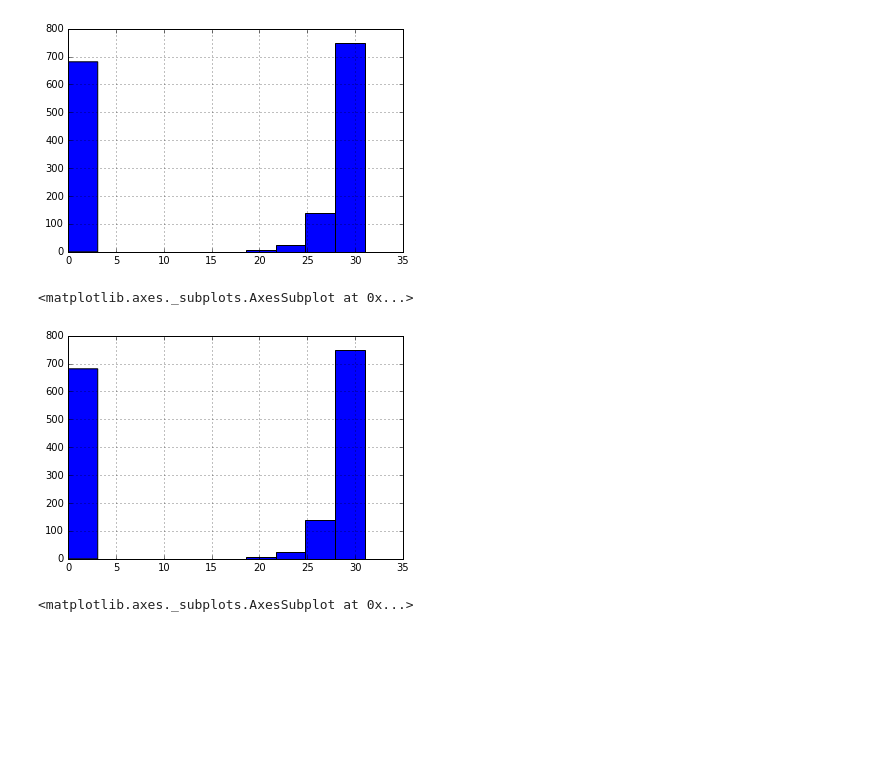
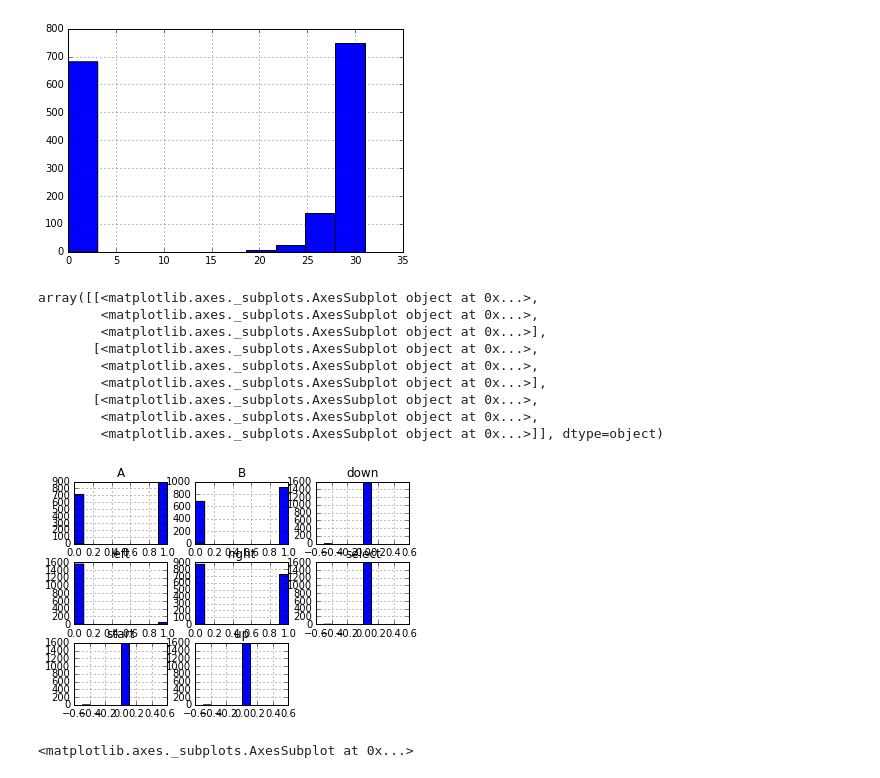
Before and after one commit to PeerM/neslearn_bachelor, a Jupyter notebook: hsa/notebooks/check_replay_memory.ipynb, the cells around one changed output. Drawn from its saved outputs; the diff is of its cells as text; code cells hidden in the pictures; blank space fills up the shorter version.

```diff
--- a/hsa/notebooks/check_replay_memory.ipynb
+++ b/hsa/notebooks/check_replay_memory.ipynb
@@ -70,10 +70,18 @@ pandas.Series([prediction.argmax() for prediction in large_prediction]).hist()
 <matplotlib.axes._subplots.AxesSubplot at 0x...>
 [figure]
 # %%
-pandas.Series([prediction.argmax() for prediction in large_prediction]).hist()
+pandas.DataFrame([rdqn_to_py(prediction.argmax()) for prediction in large_prediction]).hist()
 # %% [output]
-<matplotlib.axes._subplots.AxesSubplot at 0x...>
+array([[<matplotlib.axes._subplots.AxesSubplot object at 0x...>,
+        <matplotlib.axes._subplots.AxesSubplot object at 0x...>,
+        <matplotlib.axes._subplots.AxesSubplot object at 0x...>],
+       [<matplotlib.axes._subplots.AxesSubplot object at 0x...>,
+        <matplotlib.axes._subplots.AxesSubplot object at 0x...>,
+        <matplotlib.axes._subplots.AxesSubplot object at 0x...>],
+       [<matplotlib.axes._subplots.AxesSubplot object at 0x...>,
+        <matplotlib.axes._subplots.AxesSubplot object at 0x...>,
+        <matplotlib.axes._subplots.AxesSubplot object at 0x...>]], dtype=object)
-[figure, old version]
+[figure, new version]
 # %%
 pandas.Series(prediction[0]).plot()
 # %% [output]
```
Also changed, not shown: parts of 1 cell of this notebook, 3 other files.
